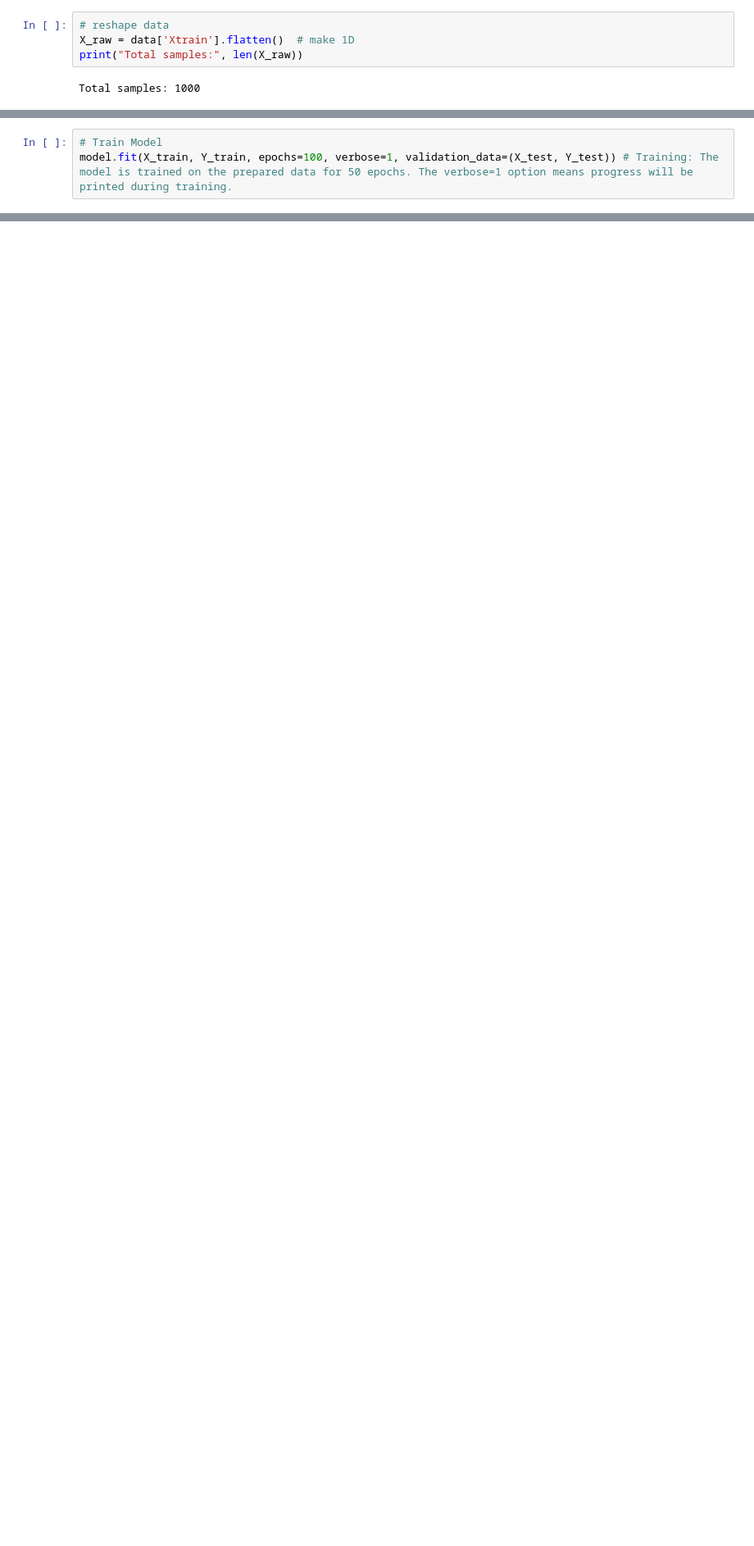
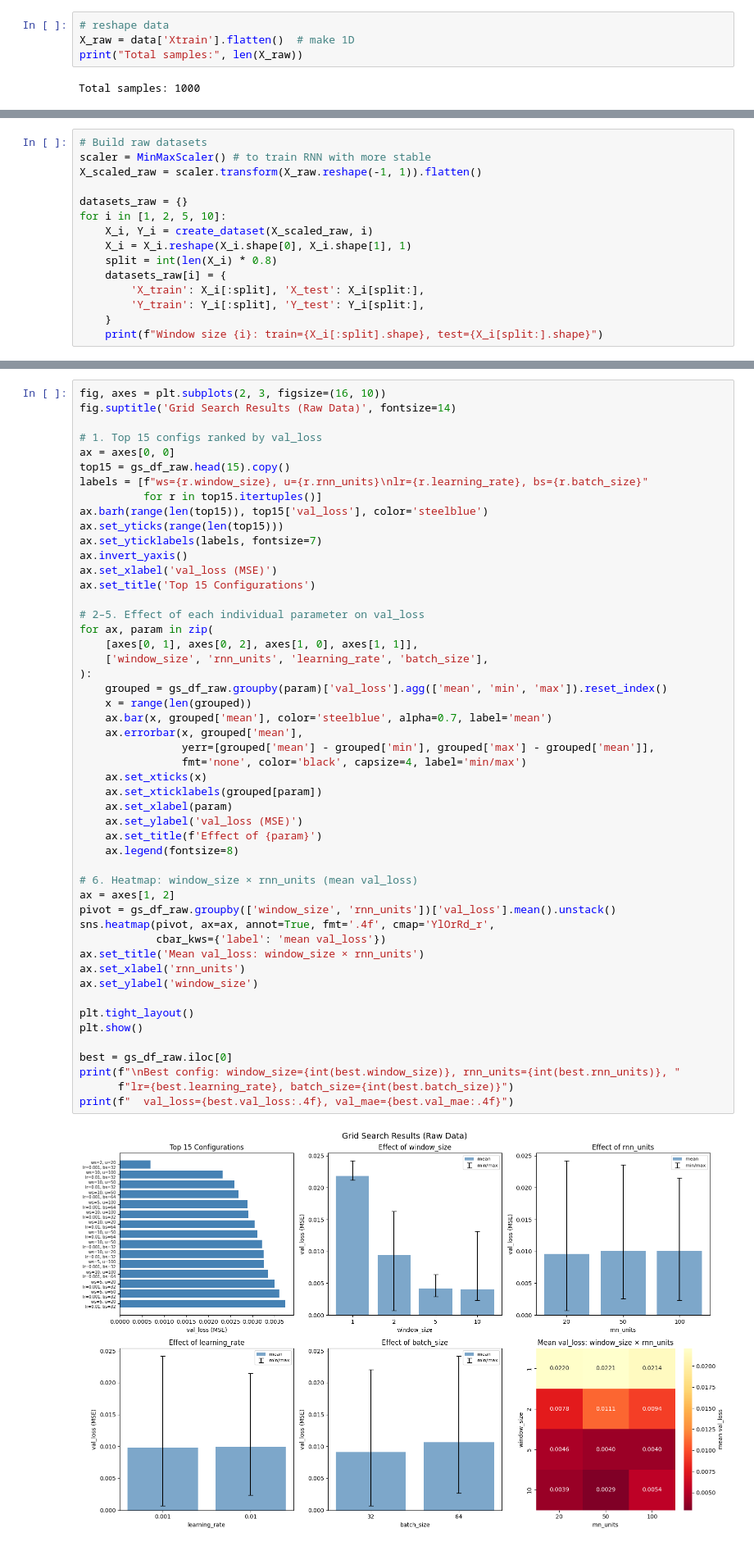
Before and after one commit to jolyeline/DL, a Jupyter notebook: model.ipynb, the cells around one changed output, grey strips where cells are left out. Shown at 82% size. Drawn from its saved outputs; the diff is of its cells as text; blank space fills up the shorter version.

```diff
--- a/model.ipynb
+++ b/model.ipynb
@@ -92,3 +56,0 @@ model.compile(optimizer="adam", loss="mse", metrics=["mae"])
-# %%
-# Train Model
-model.fit(X_train, Y_train, epochs=100, verbose=1, validation_data=(X_test, Y_test)) # Training: The model is trained on the prepared data for 50 epochs. The verbose=1 option means progress will be printed during training.
@@ -166,0 +75,15 @@ actual values:    [41 29 31]
+# %%
+# Build raw datasets
+scaler = MinMaxScaler() # to train RNN with more stable
+X_scaled_raw = scaler.transform(X_raw.reshape(-1, 1)).flatten()
+
+datasets_raw = {}
+for i in [1, 2, 5, 10]:
+    X_i, Y_i = create_dataset(X_scaled_raw, i)
+    X_i = X_i.reshape(X_i.shape[0], X_i.shape[1], 1)
+    split = int(len(X_i) * 0.8)
+    datasets_raw[i] = {
+        'X_train': X_i[:split], 'X_test': X_i[split:],
+        'Y_train': Y_i[:split], 'Y_test': Y_i[split:],
+    }
+    print(f"Window size {i}: train={X_i[:split].shape}, test={X_i[split:].shape}")
@@ -166,0 +193,52 @@ actual values:    [41 29 31]
+# %%
+fig, axes = plt.subplots(2, 3, figsize=(16, 10))
+fig.suptitle('Grid Search Results (Raw Data)', fontsize=14)
+
+# 1. Top 15 configs ranked by val_loss
+ax = axes[0, 0]
+top15 = gs_df_raw.head(15).copy()
+labels = [f"ws={r.window_size}, u={r.rnn_units}\nlr={r.learning_rate}, bs={r.batch_size}"
+          for r in top15.itertuples()]
+ax.barh(range(len(top15)), top15['val_loss'], color='steelblue')
+ax.set_yticks(range(len(top15)))
+ax.set_yticklabels(labels, fontsize=7)
+ax.invert_yaxis()
+ax.set_xlabel('val_loss (MSE)')
+ax.set_title('Top 15 Configurations')
+
+# 2–5. Effect of each individual parameter on val_loss
+for ax, param in zip(
+    [axes[0, 1], axes[0, 2], axes[1, 0], axes[1, 1]],
+    ['window_size', 'rnn_units', 'learning_rate', 'batch_size'],
+):
+    grouped = gs_df_raw.groupby(param)['val_loss'].agg(['mean', 'min', 'max']).reset_index()
+    x = range(len(grouped))
+    ax.bar(x, grouped['mean'], color='steelblue', alpha=0.7, label='mean')
+    ax.errorbar(x, grouped['mean'],
+                yerr=[grouped['mean'] - grouped['min'], grouped['max'] - grouped['mean']],
+                fmt='none', color='black', capsize=4, label='min/max')
+    ax.set_xticks(x)
+    ax.set_xticklabels(grouped[param])
+    ax.set_xlabel(param)
+    ax.set_ylabel('val_loss (MSE)')
+    ax.set_title(f'Effect of {param}')
+    ax.legend(fontsize=8)
+
+# 6. Heatmap: window_size × rnn_units (mean val_loss)
+ax = axes[1, 2]
+pivot = gs_df_raw.groupby(['window_size', 'rnn_units'])['val_loss'].mean().unstack()
+sns.heatmap(pivot, ax=ax, annot=True, fmt='.4f', cmap='YlOrRd_r',
+            cbar_kws={'label': 'mean val_loss'})
+ax.set_title('Mean val_loss: window_size × rnn_units')
+ax.set_xlabel('rnn_units')
+ax.set_ylabel('window_size')
+
+plt.tight_layout()
+plt.show()
+
+best = gs_df_raw.iloc[0]
+print(f"\nBest config: window_size={int(best.window_size)}, rnn_units={int(best.rnn_units)}, "
+      f"lr={best.learning_rate}, batch_size={int(best.batch_size)}")
+print(f"  val_loss={best.val_loss:.4f}, val_mae={best.val_mae:.4f}")
+# %% [output]
+[figure, added]
```
Also changed, not shown: parts of 29 cells of this notebook.
